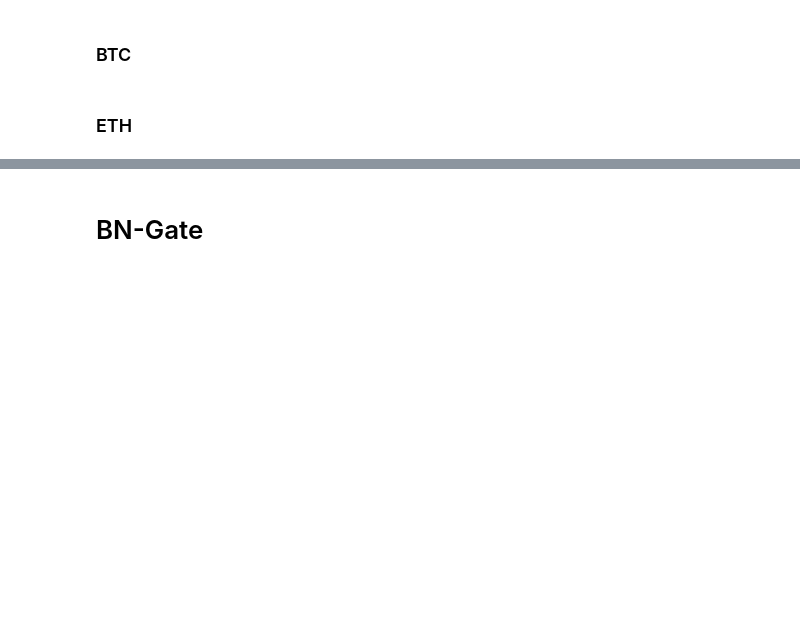
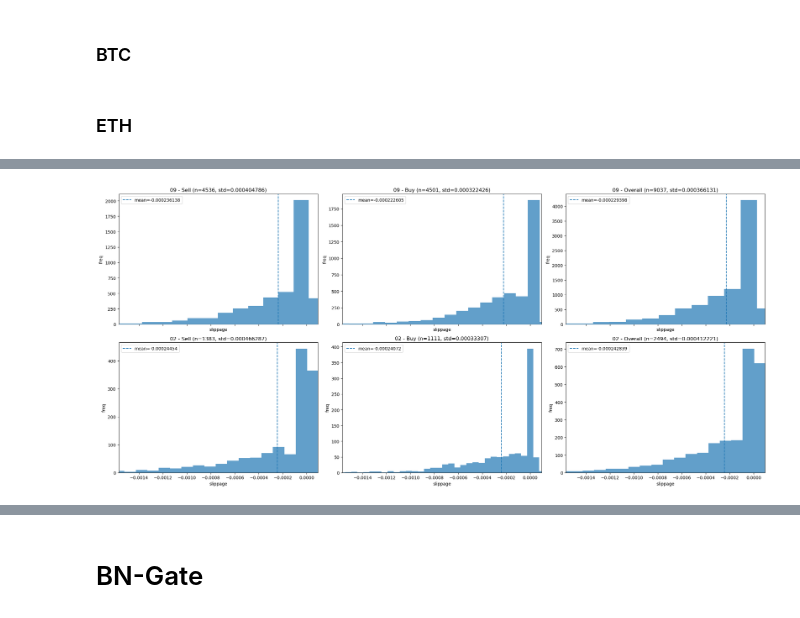
Before and after one commit to 5raymaizi/obentech-cf, a Jupyter notebook: big_coin_slippage.ipynb, the cells around one changed output, grey strips where cells are left out. Saved outputs shown, nothing was run; the diff lists cells and outputs as text; code cells hidden in the pictures; blank space fills up the shorter version.

```diff
--- a/big_coin_slippage.ipynb
+++ b/big_coin_slippage.ipynb
@@ -5749,14 +5763,15 @@ download_dcdl_orders(env="ps_csv_k480",ver="20251117-arbitrage-logOnOrderLag",su
 # %%
-download_dcdl_orders(env="ps_csv_k480",ver="20260121-arbitrage-fixNegativeIsOrderBigEnough",suffix=["arbitrage_eth_okx_binance_02_2"])
 file_paths = ['/Volumes/T7/Obentech/AMappData/ps_csv_k480/20251117-arbitrage-logOnOrderLag/order.arbitrage_eth_okx_binance_09_2.csv','/Volumes/T7/Obentech/AMappData/ps_csv_k480/20260121-arbitrage-fixNegativeIsOrderBigEnough/order.arbitrage_eth_okx_binance_02_2.csv']
 labels=["09","02"]
 
 
 compare_table, fig, df1, df2= analyze_slippage_compare(
     file_paths=file_paths,
     labels=labels,
-    starttime='2026-02-04 20:00:00',
-    endtime='2026-02-05 05:00:00',
+    starttime='2026-02-22 10:00:00',
+    endtime='2026-02-26 23:00:00',
 )
+# %% [output]
+[figure, added]
 # %%
 compare_table
```
Also changed, not shown: parts of 4 cells of this notebook, 5 other files.
